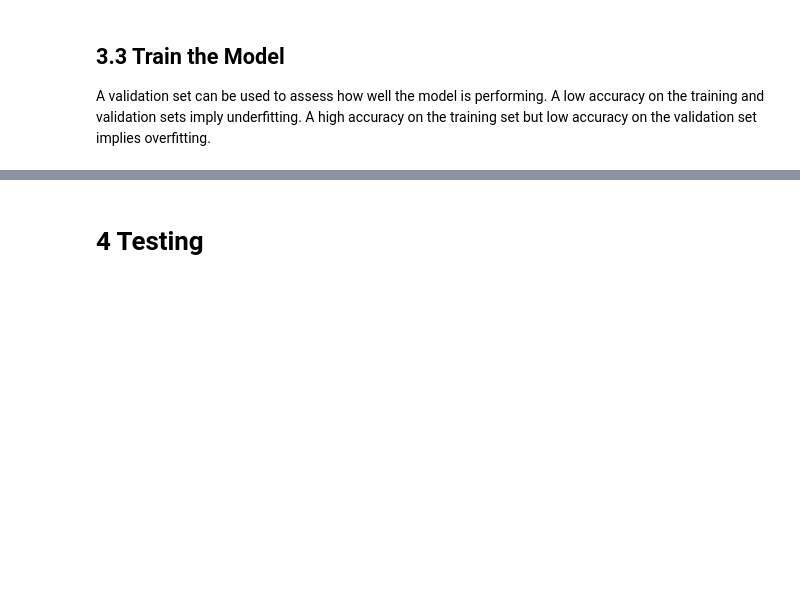
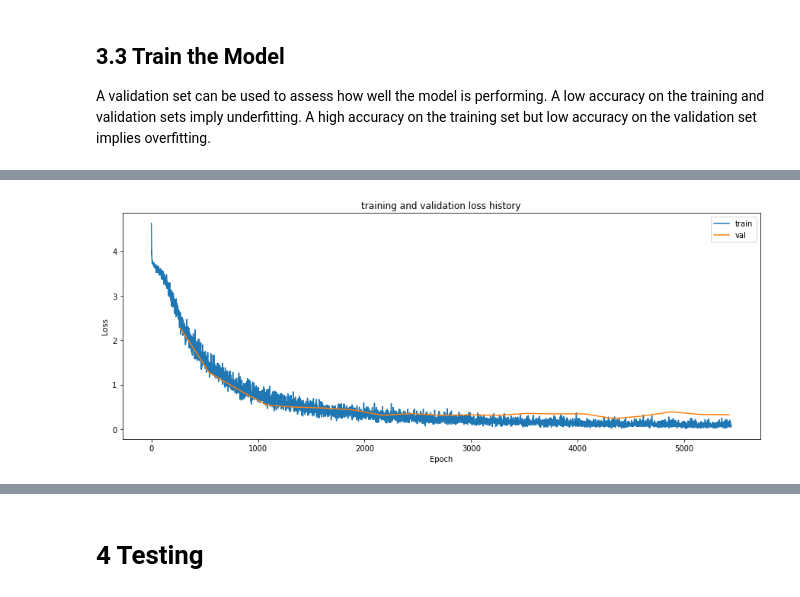
Before and after one commit to liferlisiqi/Traffic-Sign-Classifier, a Jupyter notebook: AlexNet.ipynb, the cells around one changed output, grey strips where cells are left out. Saved outputs shown, nothing was run; the diff lists cells and outputs as text; code cells hidden in the pictures; blank space fills up the shorter version.

```diff
--- a/AlexNet.ipynb
+++ b/AlexNet.ipynb
@@ -144,7 +144,7 @@ one_hot_y = tf.one_hot(y, 43)
 keep_prob = tf.placeholder_with_default(1.0, shape=())
 
 # Hyperparameters
-LEARNING_RATE = 5e-4
+LEARNING_RATE = 3e-4
 EPOCHS = 20
 BATCH_SIZE = 128
 
@@ -153,12 +153,12 @@ logits = AlexNet(x, keep_prob)
 cross_entropy = tf.nn.softmax_cross_entropy_with_logits(labels=one_hot_y, logits=logits)
 loss_op = tf.reduce_mean(cross_entropy)
 optimizer = tf.train.AdamOptimizer(learning_rate = LEARNING_RATE)
-training_operation = optimizer.minimize(loss_op)
+train_op = optimizer.minimize(loss_op)
 # %% [markdown]
 ## 3.2 Evaluation
 # %%
 correct_prediction = tf.equal(tf.argmax(logits, 1), tf.argmax(one_hot_y, 1))
-accuracy_operation = tf.reduce_mean(tf.cast(correct_prediction, tf.float32))
+accuracy_op = tf.reduce_mean(tf.cast(correct_prediction, tf.float32))
 
 def evaluate(X_data, y_data):
     num_examples = len(X_data)
@@ -166,7 +166,7 @@ def evaluate(X_data, y_data):
     sess = tf.get_default_session()
     for offset in range(0, num_examples, BATCH_SIZE):
         batch_x, batch_y = X_data[offset:offset + BATCH_SIZE], y_data[offset:offset + BATCH_SIZE]
-        accuracy, loss = sess.run([accuracy_operation, loss_op], feed_dict={x: batch_x, y: batch_y})
+        accuracy, loss = sess.run([accuracy_op, loss_op], feed_dict={x: batch_x, y: batch_y})
         total_accuracy += (accuracy * len(batch_x))
     return total_accuracy / num_examples, loss
 # %% [markdown]
@@ -189,13 +189,23 @@ with tf.Session() as sess:
         for offset in range(0, num_examples, BATCH_SIZE):
             end = offset + BATCH_SIZE
             batch_x, batch_y = X_train[offset:end], y_train[offset:end]
-            _, train_loss = sess.run([training_operation, loss_op], feed_dict={x: batch_x, y: batch_y, keep_prob: 0.5})
+            _, train_loss = sess.run([train_op, loss_op], feed_dict={x: batch_x, y: batch_y, keep_prob: 0.5})
             train_losses.append(train_loss)
-        validation_accuracy, valid_loss = evaluate(X_valid, y_valid)
-        print("Validation Accuracy = {:.3f}".format(validation_accuracy))
+        valid_accuracy, valid_loss = evaluate(X_valid, y_valid)
+        print("Validation Accuracy = {:.3f}".format(valid_accuracy))
         valid_losses.append(valid_loss)
 
     saver.save(sess, './model/alexnet.ckpt')
     print("Model saved")
+
+plt.subplot(2, 1, 2)
+plt.plot(train_losses, label='train')
+plt.plot([(i+1) * int(num_examples / BATCH_SIZE) for i in range(EPOCHS)], valid_losses, label='val')
+plt.title('training and validation loss history')
+plt.xlabel('Epoch')
+plt.ylabel('Loss')
+plt.gcf().set_size_inches(15, 12)
+plt.legend()
+plt.show()
 # %% [output]
 Training...
@@ -217,0 +228 @@ Wall time: 2min 19s
+[figure, added]
```
Also changed, not shown: parts of 2 cells of this notebook, 2 other files.
